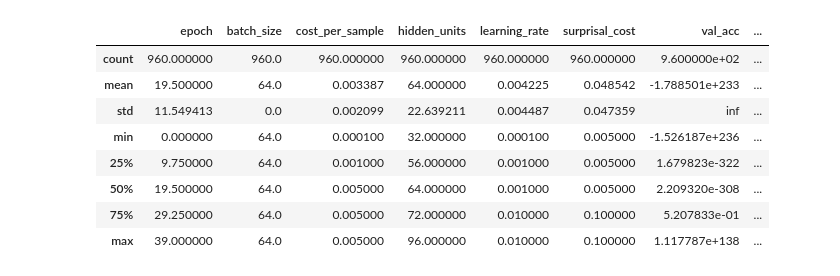
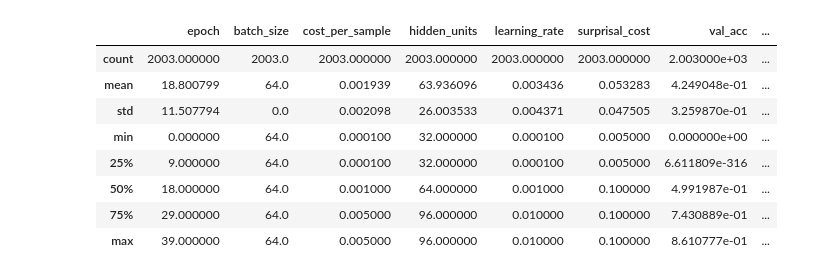
Before and after one commit to EmyArts/skiprnn-2017-telecombcn, a Jupyter notebook: src/postprocessing.ipynb, the cells around one changed output. Saved outputs shown, nothing was run; the diff lists cells and outputs as text; code cells hidden in the pictures.

Commit message:
Ready for new gridsearch

```diff
--- a/src/postprocessing.ipynb
+++ b/src/postprocessing.ipynb
@@ -1,14 +1,20 @@
 # %%
 import pandas as pd
 import os
+import numpy as np
+import matplotlib.pyplot as plt
 
-folder = '../../Gridsearch_300720/csvs'
+folder = '../../Gridsearch_300720'
 
 csvs = []
 
+count_nan = 0
+for i, file in enumerate(os.listdir(folder + '/csvs')):
+    df = pd.read_csv(folder + '/csvs' + '/' + file)
+    if (df.batch_size == 64).any():
+        df.rename(columns={'Unnamed: 0' : 'epoch'}, inplace=True)
+        count_nan += df.shape[0] * df.shape[1] - np.sum(df.count())
+        df['list_index'] = len(csvs)
+        csvs.append(df)
 
-for file in os.listdir(folder):
-    df = pd.read_csv(folder + '/' + file)
-    df.rename(columns={'Unnamed: 0' : 'epoch'}, inplace=True)
-    df.dropna(inplace=True)
-    csvs.append(df)
+print(f"Total number of Nans: {count_nan}")
@@ -22,15 +69,18 @@ Index(['epoch', 'batch_size', 'cost_per_sample', 'hidden_units',
+# %%
+manual_early_stopping = {4: 36,5: 28, 12: 12, 14:27, 32:18, 35:23, 41:35, 46: 12,53:12}
+
+for key, val in manual_early_stopping.items():
+    csvs[key].drop(labels = range(val, 40), inplace=True)
 # %%
 big_df = pd.concat(csvs)
-
-big_df.dropna(inplace = True)
 big_df.describe()
 # %% [output]
 |  | epoch | batch_size | cost_per_sample | hidden_units | learning_rate | surprisal_cost | val_acc | ... |
-| count | 960.000000 | 960.0 | 960.000000 | 960.000000 | 960.000000 | 960.000000 | 9.600000e+02 | ... |
-| mean | 19.500000 | 64.0 | 0.003387 | 64.000000 | 0.004225 | 0.048542 | -1.788501e+233 | ... |
-| std | 11.549413 | 0.0 | 0.002099 | 22.639211 | 0.004487 | 0.047359 | inf | ... |
-| min | 0.000000 | 64.0 | 0.000100 | 32.000000 | 0.000100 | 0.005000 | -1.526187e+236 | ... |
-| 25% | 9.750000 | 64.0 | 0.001000 | 56.000000 | 0.001000 | 0.005000 | 1.679823e-322 | ... |
-| 50% | 19.500000 | 64.0 | 0.005000 | 64.000000 | 0.001000 | 0.005000 | 2.209320e-308 | ... |
-| 75% | 29.250000 | 64.0 | 0.005000 | 72.000000 | 0.010000 | 0.100000 | 5.207833e-01 | ... |
-| max | 39.000000 | 64.0 | 0.005000 | 96.000000 | 0.010000 | 0.100000 | 1.117787e+138 | ... |
+| count | 2003.000000 | 2003.0 | 2003.000000 | 2003.000000 | 2003.000000 | 2003.000000 | 2.003000e+03 | ... |
+| mean | 18.800799 | 64.0 | 0.001939 | 63.936096 | 0.003436 | 0.053283 | 4.249048e-01 | ... |
+| std | 11.507794 | 0.0 | 0.002098 | 26.003533 | 0.004371 | 0.047505 | 3.259870e-01 | ... |
+| min | 0.000000 | 64.0 | 0.000100 | 32.000000 | 0.000100 | 0.005000 | 0.000000e+00 | ... |
+| 25% | 9.000000 | 64.0 | 0.000100 | 32.000000 | 0.000100 | 0.005000 | 6.611809e-316 | ... |
+| 50% | 18.000000 | 64.0 | 0.001000 | 64.000000 | 0.001000 | 0.100000 | 4.991987e-01 | ... |
+| 75% | 29.000000 | 64.0 | 0.005000 | 96.000000 | 0.010000 | 0.100000 | 7.430889e-01 | ... |
+| max | 39.000000 | 64.0 | 0.005000 | 96.000000 | 0.010000 | 0.100000 | 8.610777e-01 | ... |
```
Also changed, not shown: parts of 11 cells of this notebook, 1 other file.
